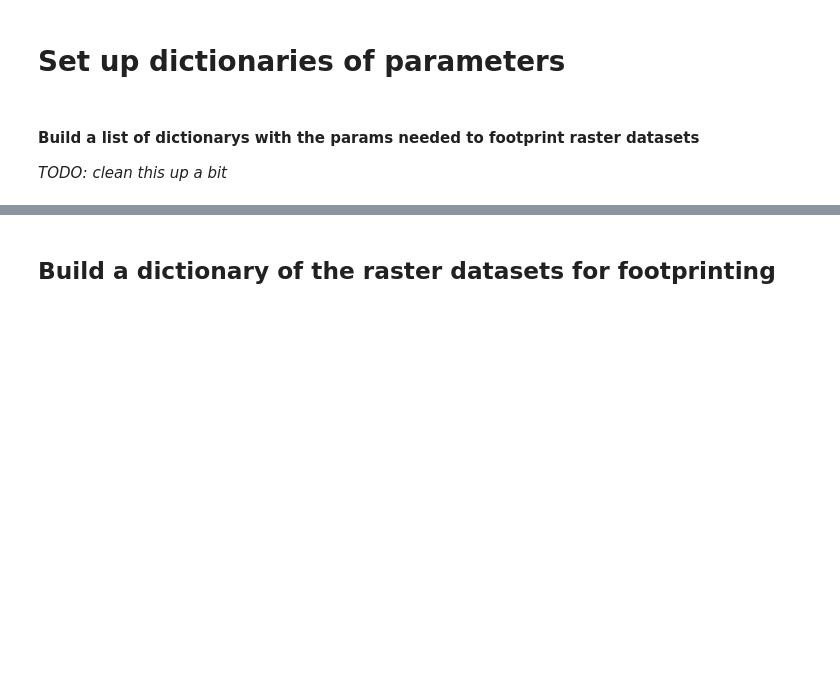
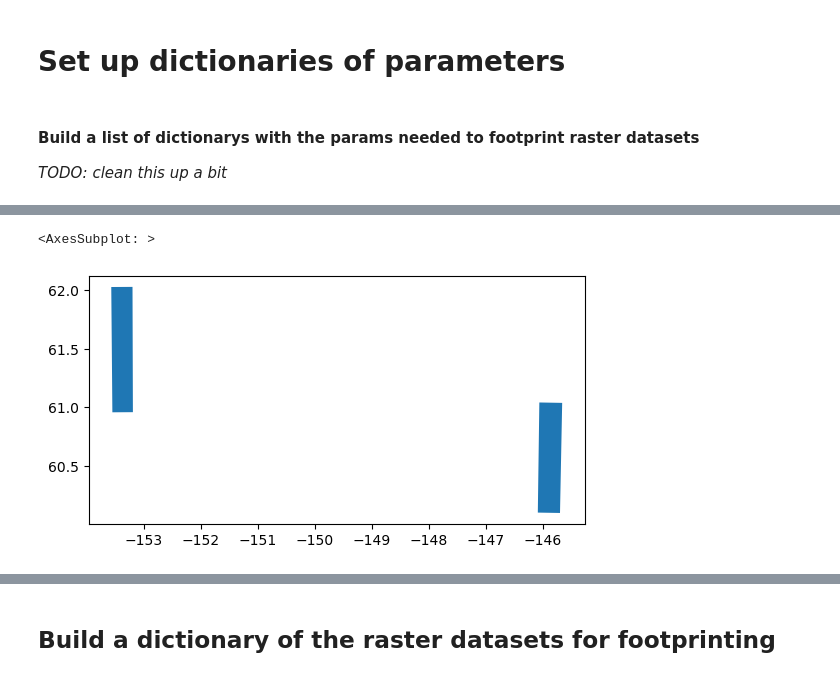
Before and after one commit to pahbs/geoscitools, a Jupyter notebook: footprint.ipynb, the cells around one changed output, grey strips where cells are left out. Drawn from its saved outputs; the diff is of its cells as text; code cells hidden in the pictures; blank space fills up the shorter version.

Commit message:
footprintlib update to work with gliht and maxar

```diff
--- a/footprint.ipynb
+++ b/footprint.ipynb
@@ -46,0 +41,13 @@ if False:
+# %%
+%%time
+
+# Get footprints gdf from a target dir
+TARGET_DIR_SR = '/panfs/ccds02/nobackup/projects/ilab/projects/srlite/input/Alaska'
+print(TARGET_DIR_SR)
+
+f_list_sr =glob.glob(f'{TARGET_DIR_SR}/*toa.tif')[0:2]
+f_gdf_lst = [footprintlib.raster_footprint(r_fn, DO_DATAMASK=False, GET_ONLY_DATASETMASK=False, R_READ_MODE='r', MANY_CRS=True) for r_fn in f_list_sr]
+footprint_gdf_sr = footprintlib.build_footprint_db(f_gdf_lst, TO_GCS=False, WRITE_GPKG=False, OUT_F_NAME='', OUT_LYR_NAME='toa', DROP_DUPLICATES=True)
+
+
+footprint_gdf_sr.info()
@@ -46,0 +72,5 @@ if False:
+# %%
+footprint_gdf_sr.plot()
+# %% [output]
+<AxesSubplot: >
+[figure, added]
```
Also changed, not shown: parts of 11 cells of this notebook, 1 other file.
